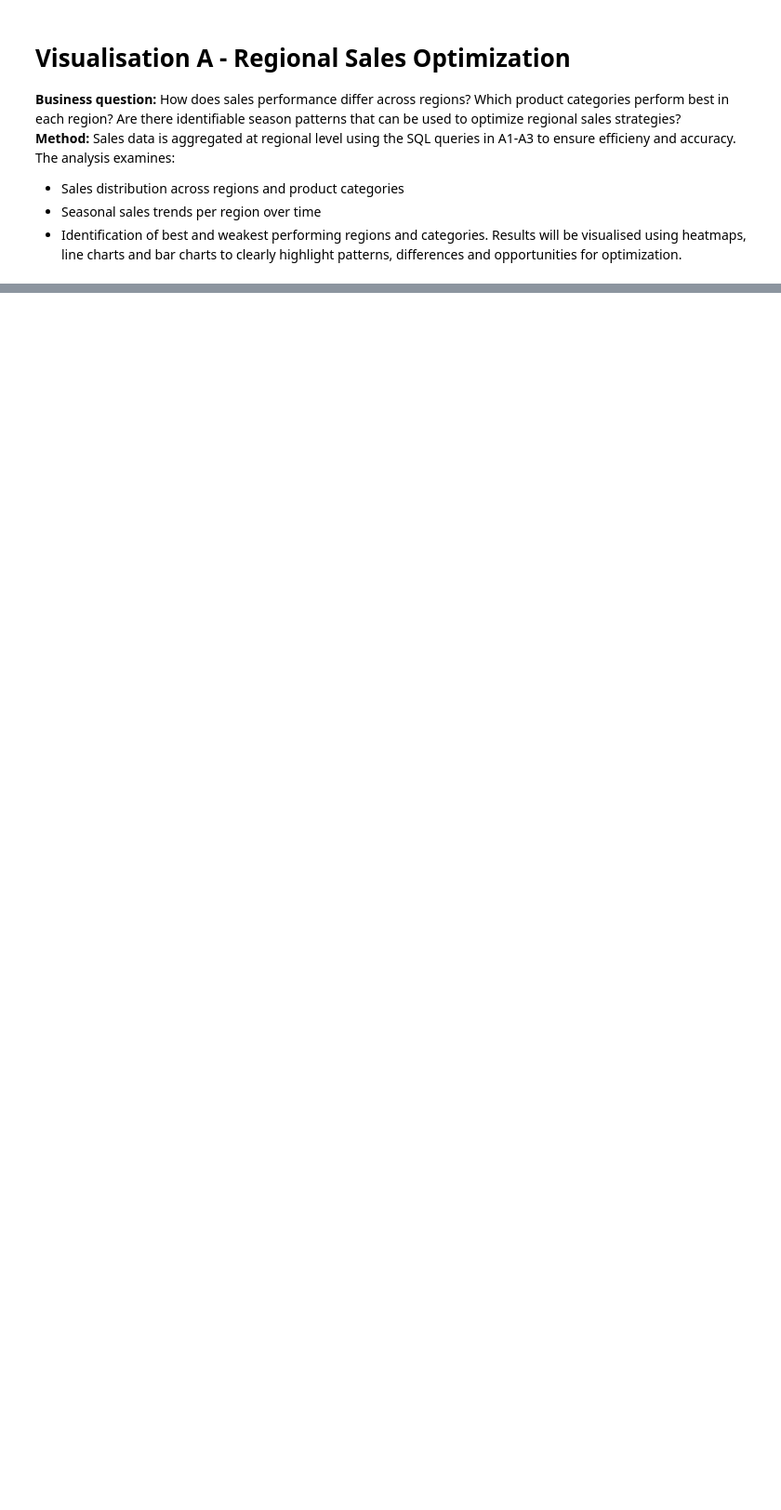
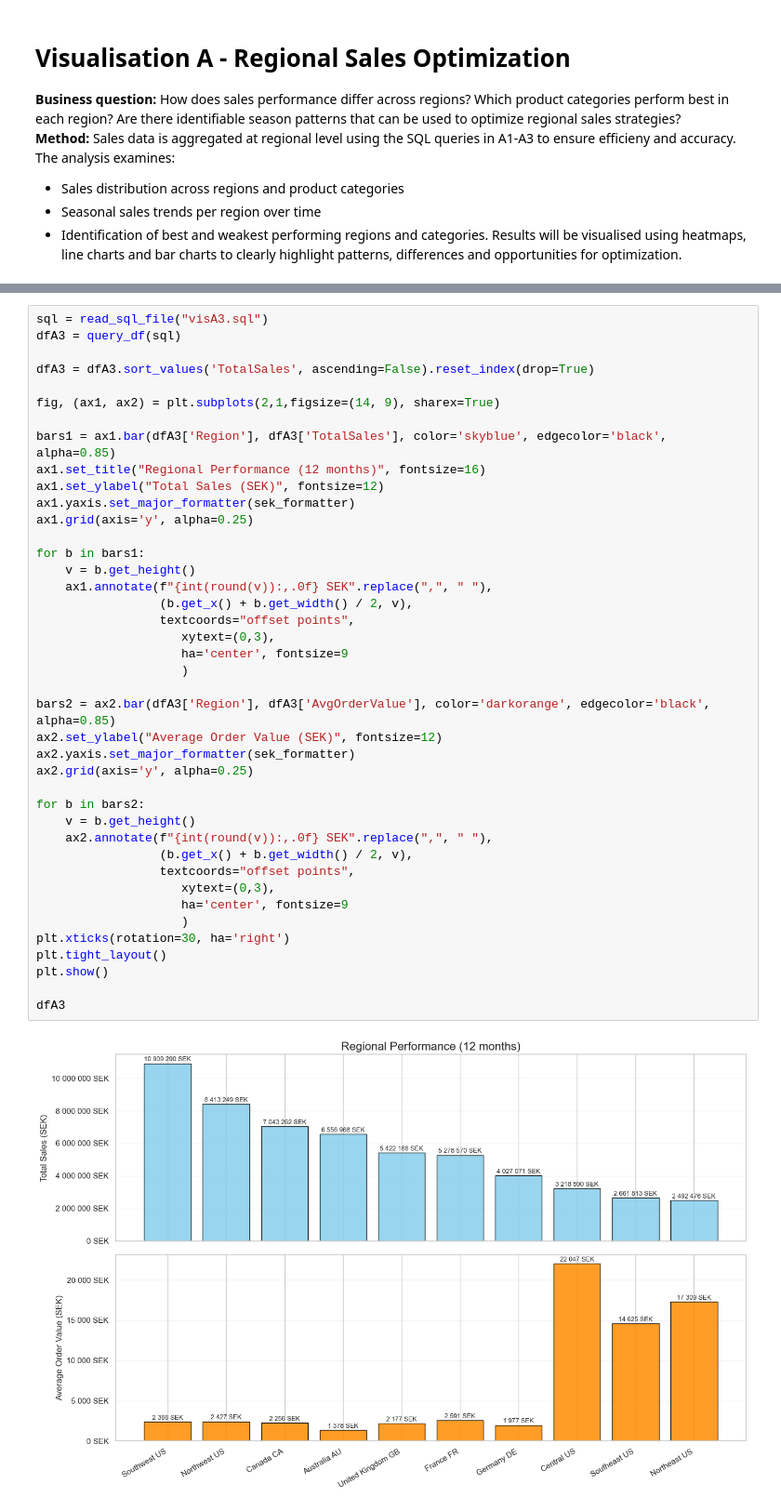
Before and after one commit to Jesdawow/SQL_Adventureworks, a Jupyter notebook: notebooks/analysis.ipynb, the cells around one changed output, grey strips where cells are left out. Shown at 93% size. Saved outputs shown, nothing was run; the diff lists cells and outputs as text; blank space fills up the shorter version.

```diff
--- a/notebooks/analysis.ipynb
+++ b/notebooks/analysis.ipynb
@@ -379,0 +436,43 @@ plt.show()
+# %%
+sql = read_sql_file("visA3.sql")
+dfA3 = query_df(sql)
+
+dfA3 = dfA3.sort_values('TotalSales', ascending=False).reset_index(drop=True)
+
+fig, (ax1, ax2) = plt.subplots(2,1,figsize=(14, 9), sharex=True)
+
+bars1 = ax1.bar(dfA3['Region'], dfA3['TotalSales'], color='skyblue', edgecolor='black', alpha=0.85)
+ax1.set_title("Regional Performance (12 months)", fontsize=16)
+ax1.set_ylabel("Total Sales (SEK)", fontsize=12)
+ax1.yaxis.set_major_formatter(sek_formatter)
+ax1.grid(axis='y', alpha=0.25)
+
+for b in bars1:
+    v = b.get_height()
+    ax1.annotate(f"{int(round(v)):,.0f} SEK".replace(",", " "),
+                 (b.get_x() + b.get_width() / 2, v),
+                 textcoords="offset points",
+                    xytext=(0,3),
+                    ha='center', fontsize=9
+                    )
+
+bars2 = ax2.bar(dfA3['Region'], dfA3['AvgOrderValue'], color='darkorange', edgecolor='black', alpha=0.85)
+ax2.set_ylabel("Average Order Value (SEK)", fontsize=12)
+ax2.yaxis.set_major_formatter(sek_formatter)
+ax2.grid(axis='y', alpha=0.25)
+
+for b in bars2:
+    v = b.get_height()
+    ax2.annotate(f"{int(round(v)):,.0f} SEK".replace(",", " "),
+                 (b.get_x() + b.get_width() / 2, v),
+                 textcoords="offset points",
+                    xytext=(0,3),
+                    ha='center', fontsize=9
+                    )
+plt.xticks(rotation=30, ha='right')
+plt.tight_layout()
+plt.show()
+
+dfA3
+# %% [output]
+[figure, added]
```
Also changed, not shown: parts of 10 cells of this notebook, 3 other files.
